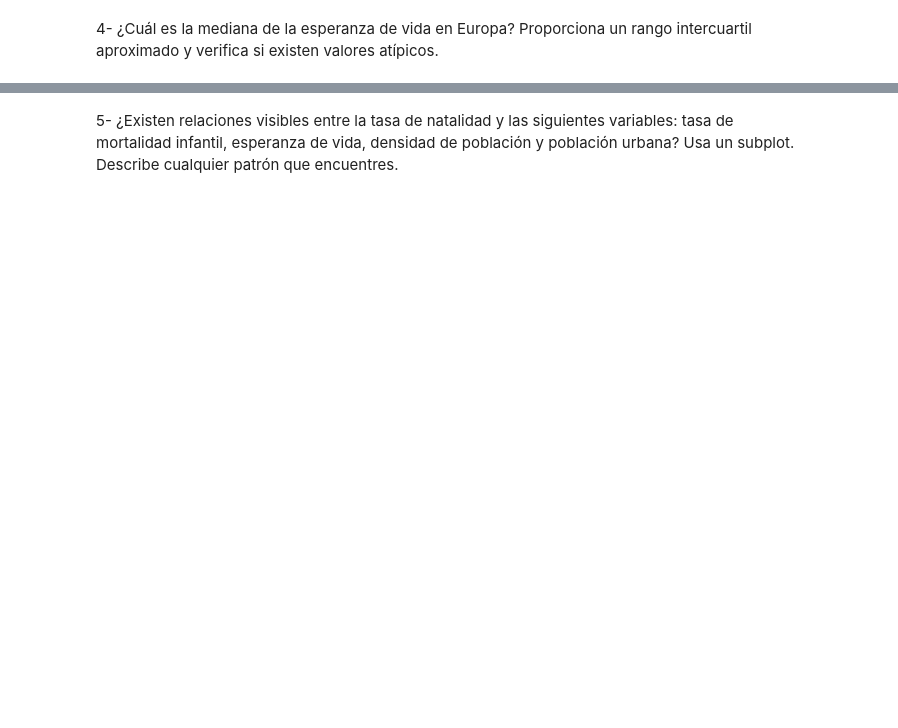
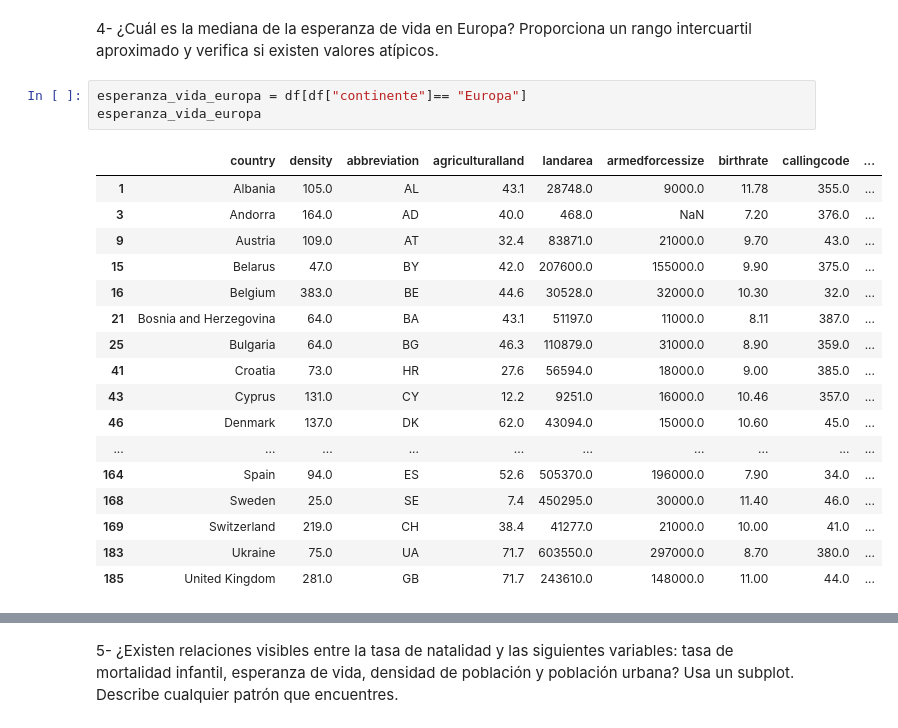
Before and after one commit to Adalab/da-modulo3-sprint2-pairprogramming-MCTamara, a Jupyter notebook: pair-VISUALIZACIÓN.ipynb, the cells around one changed output, grey strips where cells are left out. Saved outputs shown, nothing was run; the diff lists cells and outputs as text; blank space fills up the shorter version.

```diff
--- a/pair-VISUALIZACIÓN.ipynb
+++ b/pair-VISUALIZACIÓN.ipynb
@@ -140,2 +168,23 @@ TypeError: yticks(): Parameter 'labels' can't be set without setting 'ticks'
 # %% [markdown]
 4- ¿Cuál es la mediana de la esperanza de vida en Europa? Proporciona un rango intercuartil aproximado y verifica si existen valores atípicos.
+# %%
+esperanza_vida_europa = df[df["continente"]== "Europa"]
+esperanza_vida_europa
+# %% [output]
+|  | country | density | abbreviation | agriculturalland | landarea | armedforcessize | birthrate | callingcode | ... |
+| 1 | Albania | 105.0 | AL | 43.1 | 28748.0 | 9000.0 | 11.78 | 355.0 | ... |
+| 3 | Andorra | 164.0 | AD | 40.0 | 468.0 | NaN | 7.20 | 376.0 | ... |
+| 9 | Austria | 109.0 | AT | 32.4 | 83871.0 | 21000.0 | 9.70 | 43.0 | ... |
+| 15 | Belarus | 47.0 | BY | 42.0 | 207600.0 | 155000.0 | 9.90 | 375.0 | ... |
+| 16 | Belgium | 383.0 | BE | 44.6 | 30528.0 | 32000.0 | 10.30 | 32.0 | ... |
+| 21 | Bosnia and Herzegovina | 64.0 | BA | 43.1 | 51197.0 | 11000.0 | 8.11 | 387.0 | ... |
+| 25 | Bulgaria | 64.0 | BG | 46.3 | 110879.0 | 31000.0 | 8.90 | 359.0 | ... |
+| 41 | Croatia | 73.0 | HR | 27.6 | 56594.0 | 18000.0 | 9.00 | 385.0 | ... |
+| 43 | Cyprus | 131.0 | CY | 12.2 | 9251.0 | 16000.0 | 10.46 | 357.0 | ... |
+| 46 | Denmark | 137.0 | DK | 62.0 | 43094.0 | 15000.0 | 10.60 | 45.0 | ... |
+| ... | ... | ... | ... | ... | ... | ... | ... | ... | ... |
+| 164 | Spain | 94.0 | ES | 52.6 | 505370.0 | 196000.0 | 7.90 | 34.0 | ... |
+| 168 | Sweden | 25.0 | SE | 7.4 | 450295.0 | 30000.0 | 11.40 | 46.0 | ... |
+| 169 | Switzerland | 219.0 | CH | 38.4 | 41277.0 | 21000.0 | 10.00 | 41.0 | ... |
+| 183 | Ukraine | 75.0 | UA | 71.7 | 603550.0 | 297000.0 | 8.70 | 380.0 | ... |
+| 185 | United Kingdom | 281.0 | GB | 71.7 | 243610.0 | 148000.0 | 11.00 | 44.0 | ... |
```
Also changed, not shown: parts of 9 cells of this notebook.
